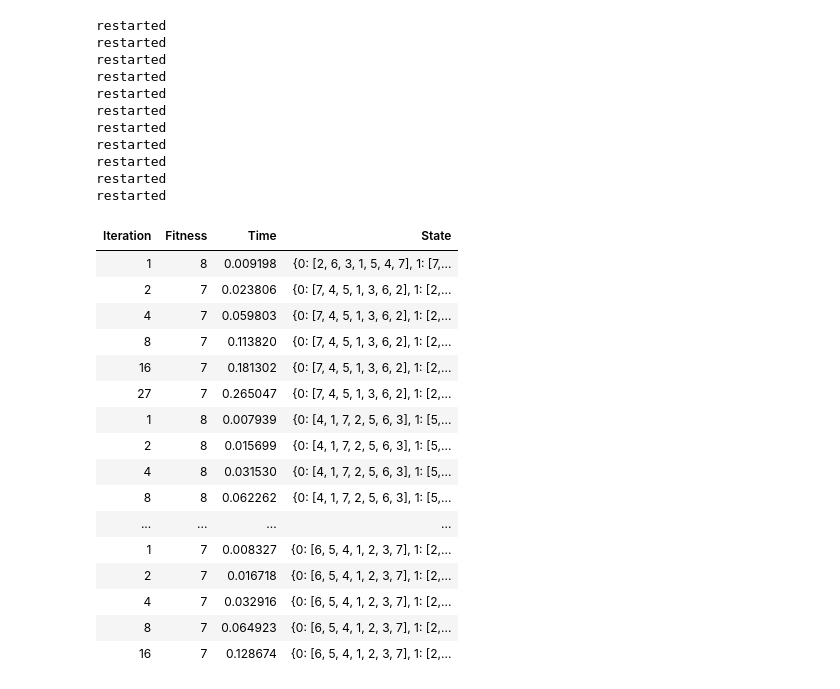
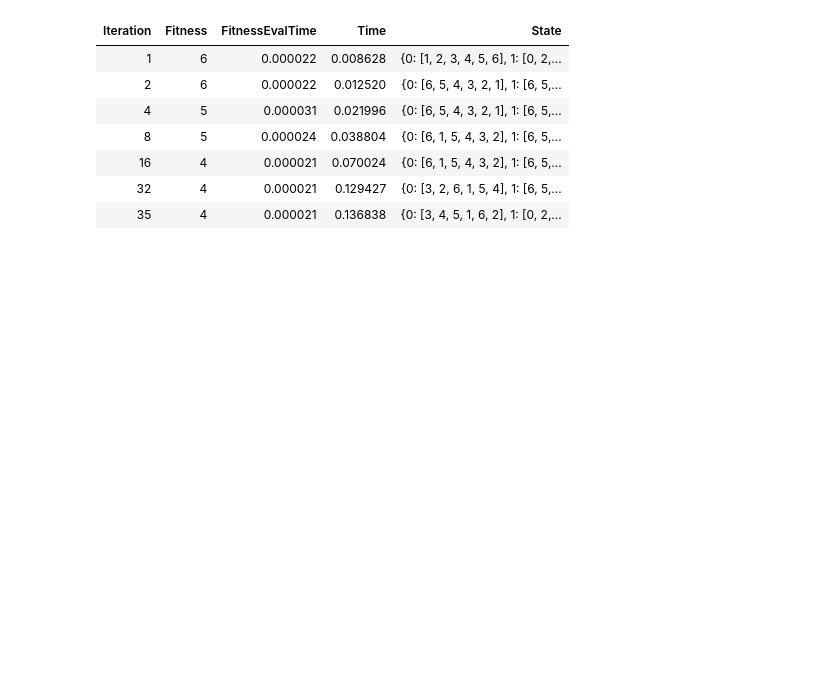
Before and after one commit to noahlsmtih/AROTTGGP, a Jupyter notebook: main.ipynb, the cells around one changed output. Saved outputs shown, nothing was run; the diff lists cells and outputs as text; code cells hidden in the pictures; blank space fills up the shorter version.

```diff
--- a/main.ipynb
+++ b/main.ipynb
@@ -9,9 +12,10 @@ from HC_Algorithm import hill_climb
 from RHC_Algorithm import random_hill_climb
 # %%
 seed=random.randint(0, 2**32 - 1)
-max_iter = 1000
-number_of_nodes = 8
+max_iter = 10000
+number_of_nodes = 7
 complete_graph = True
+record_file = "random_hill_climb_iterations.csv"
 problem = GraphGenusGenerator().generate(seed=seed, number_of_nodes=number_of_nodes, max_connections_per_node=10, complete_graph=complete_graph)
 
 # Print starting data
@@ -40,59 +44,34 @@ plt.show()
 # %%
-import pandas as pd
-
 def get_best_result(file_path):
-    # Read the CSV file
     df = pd.read_csv(file_path)
-
-    # Sort the DataFrame by fitness and time
-    df_sorted = df.sort_values(by=['Fitness', 'Time'])
-
-    # Get the result with the lowest time while still having the lowest fitness
-    best_result = df_sorted.iloc[0]
-
+    min_fitness = df['Fitness'].min()
+    min_fitness_df = df[df['Fitness'] == min_fitness]
+    min_fitness_df_sorted = min_fitness_df.sort_values(by='FitnessEvalTime')
+    best_result = min_fitness_df_sorted.iloc[0]
     return best_result
 
-# Run the hill climb function and collect iteration data
-# final_fitness, final_state, iteration_data = hill_climb(problem=problem, max_iter=max_iter, seed=seed, record_file="hill_climb_iterations.csv")
-final_fitness, final_state, iteration_data = random_hill_climb(problem=problem, max_iters=max_iter, restarts=10, random_state=seed, record_file="random_hill_climb_iterations.csv")
+# Run the simulated annealing function and collect iteration data
+# final_state, final_fitness, iteration_data = simulated_annealing(problem=problem, max_iters=max_iter, random_state=seed, curve=True)
+final_fitness, final_state, iteration_data = hill_climb(problem=problem, max_iter=max_iter, seed=seed, record_file="hill_climb_iterations.csv")
+# final_fitness, final_state, iteration_data = random_hill_climb(problem=problem, max_iters=max_iter, restarts=10, random_state=seed, record_file=record_file)
 
-
-# Convert the iteration data to a DataFrame
+# Convert the iteration data to a DataFrame and save to CSV
 df_run_stats = pd.DataFrame(iteration_data)
+df_run_stats.to_csv(record_file, index=False)
 
 # Filter the data to include only the iterations with iter = to a power of 2 and the last one
 filtered_data = df_run_stats[df_run_stats['Iteration'].apply(is_power_of_two) | (df_run_stats['Iteration'] == df_run_stats['Iteration'].max())]
 
 # Convert the filtered data DataFrame to an HTML table and display it
 html_filtered_table = filtered_data.to_html(index=False)
 display(HTML(html_filtered_table))
 # %% [output]
-restarted
-restarted
-restarted
-restarted
-restarted
-restarted
-restarted
-restarted
-restarted
-restarted
-restarted
-| Iteration | Fitness | Time | State |
-| 1 | 8 | 0.009198 | {0: [2, 6, 3, 1, 5, 4, 7], 1: [7,... |
-| 2 | 7 | 0.023806 | {0: [7, 4, 5, 1, 3, 6, 2], 1: [2,... |
-| 4 | 7 | 0.059803 | {0: [7, 4, 5, 1, 3, 6, 2], 1: [2,... |
-| 8 | 7 | 0.113820 | {0: [7, 4, 5, 1, 3, 6, 2], 1: [2,... |
-| 16 | 7 | 0.181302 | {0: [7, 4, 5, 1, 3, 6, 2], 1: [2,... |
-| 27 | 7 | 0.265047 | {0: [7, 4, 5, 1, 3, 6, 2], 1: [2,... |
-| 1 | 8 | 0.007939 | {0: [4, 1, 7, 2, 5, 6, 3], 1: [5,... |
-| 2 | 8 | 0.015699 | {0: [4, 1, 7, 2, 5, 6, 3], 1: [5,... |
-| 4 | 8 | 0.031530 | {0: [4, 1, 7, 2, 5, 6, 3], 1: [5,... |
-| 8 | 8 | 0.062262 | {0: [4, 1, 7, 2, 5, 6, 3], 1: [5,... |
-| ... | ... | ... | ... |
-| 1 | 7 | 0.008327 | {0: [6, 5, 4, 1, 2, 3, 7], 1: [2,... |
-| 2 | 7 | 0.016718 | {0: [6, 5, 4, 1, 2, 3, 7], 1: [2,... |
-| 4 | 7 | 0.032916 | {0: [6, 5, 4, 1, 2, 3, 7], 1: [2,... |
-| 8 | 7 | 0.064923 | {0: [6, 5, 4, 1, 2, 3, 7], 1: [2,... |
-| 16 | 7 | 0.128674 | {0: [6, 5, 4, 1, 2, 3, 7], 1: [2,... |
+| Iteration | Fitness | FitnessEvalTime | Time | State |
+| 1 | 6 | 0.000022 | 0.008628 | {0: [1, 2, 3, 4, 5, 6], 1: [0, 2,... |
+| 2 | 6 | 0.000022 | 0.012520 | {0: [6, 5, 4, 3, 2, 1], 1: [6, 5,... |
+| 4 | 5 | 0.000031 | 0.021996 | {0: [6, 5, 4, 3, 2, 1], 1: [6, 5,... |
+| 8 | 5 | 0.000024 | 0.038804 | {0: [6, 1, 5, 4, 3, 2], 1: [6, 5,... |
+| 16 | 4 | 0.000021 | 0.070024 | {0: [6, 1, 5, 4, 3, 2], 1: [6, 5,... |
+| 32 | 4 | 0.000021 | 0.129427 | {0: [3, 2, 6, 1, 5, 4], 1: [6, 5,... |
+| 35 | 4 | 0.000021 | 0.136838 | {0: [3, 4, 5, 1, 6, 2], 1: [0, 2,... |
 # %%
```
Also changed, not shown: parts of 5 cells of this notebook, 10 other files.
